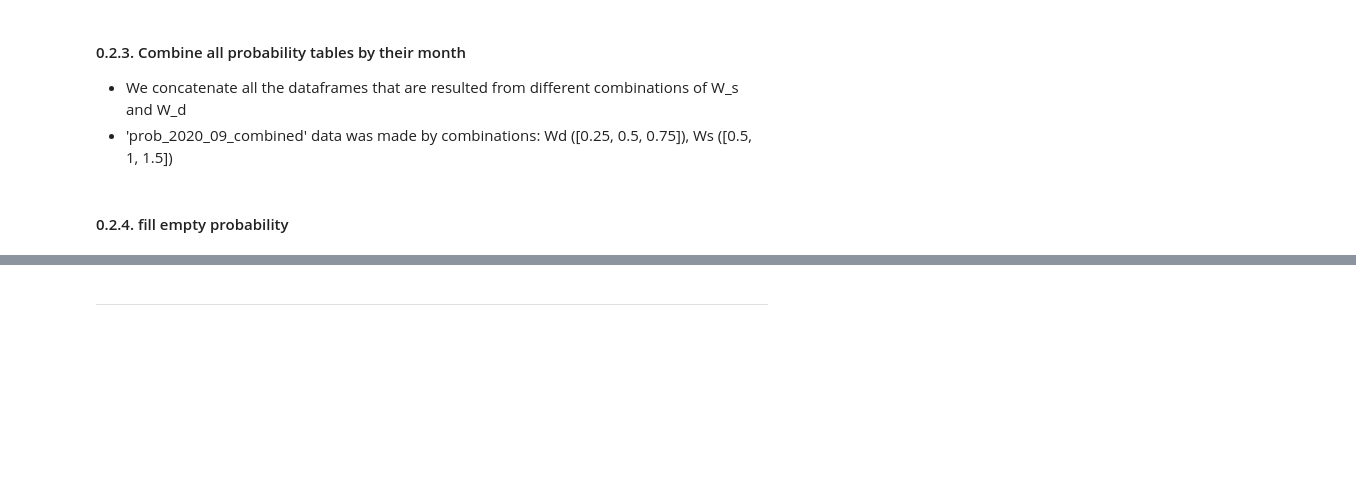
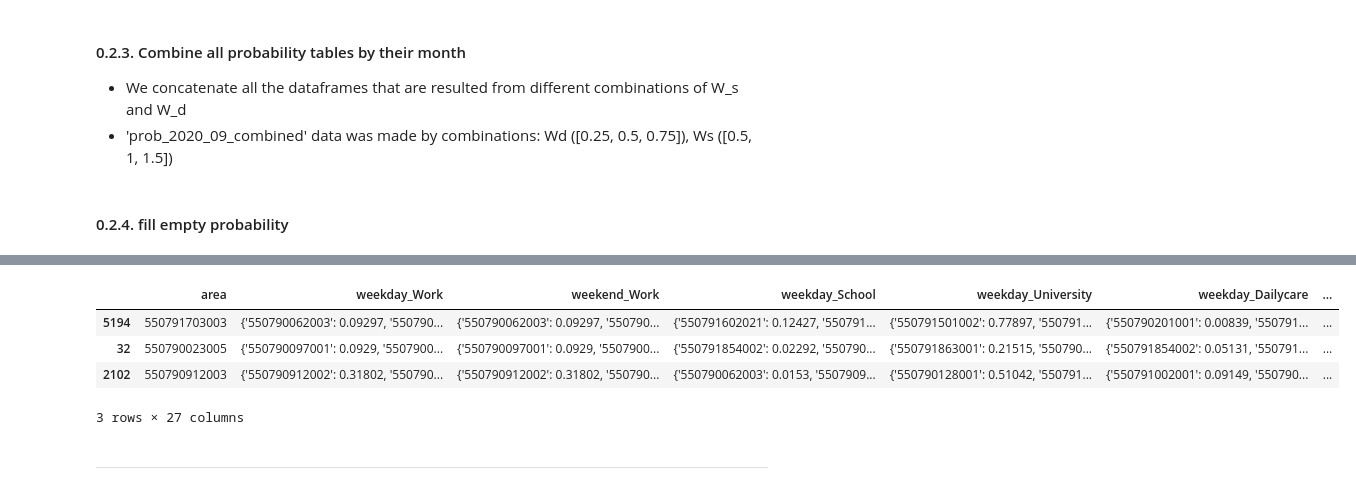
Before and after one commit to MG-Choi/ABTS, a Jupyter notebook: ABTS/ABTS.ipynb, the cells around one changed output, grey strips where cells are left out. Saved outputs shown, nothing was run; the diff lists cells and outputs as text; code cells hidden in the pictures; blank space fills up the shorter version.

```diff
--- a/ABTS/ABTS.ipynb
+++ b/ABTS/ABTS.ipynb
@@ -3396,3 +3397,11 @@ prob_2020_09_combined = prob_2020_09_combined.apply(fill_values, axis = 1)
+# %%
+prob_2020_09_combined.sample(3)
+# %% [output]
+|  | area | weekday_Work | weekend_Work | weekday_School | weekday_University | weekday_Dailycare | ... |
+| 5194 | 550791703003 | {'550790062003': 0.09297, '550790... | {'550790062003': 0.09297, '550790... | {'550791602021': 0.12427, '550791... | {'550791501002': 0.77897, '550791... | {'550790201001': 0.00839, '550791... | ... |
+| 32 | 550790023005 | {'550790097001': 0.0929, '5507900... | {'550790097001': 0.0929, '5507900... | {'550791854002': 0.02292, '550790... | {'550791863001': 0.21515, '550790... | {'550791854002': 0.05131, '550791... | ... |
+| 2102 | 550790912003 | {'550790912002': 0.31802, '550790... | {'550790912002': 0.31802, '550790... | {'550790062003': 0.0153, '5507909... | {'550790128001': 0.51042, '550791... | {'550791002001': 0.09149, '550790... | ... |
+3 rows × 27 columns
 # %% [markdown]
 ----------------------
 # %% [markdown]
```
Also changed, not shown: parts of 3 cells of this notebook, 1 other file.
